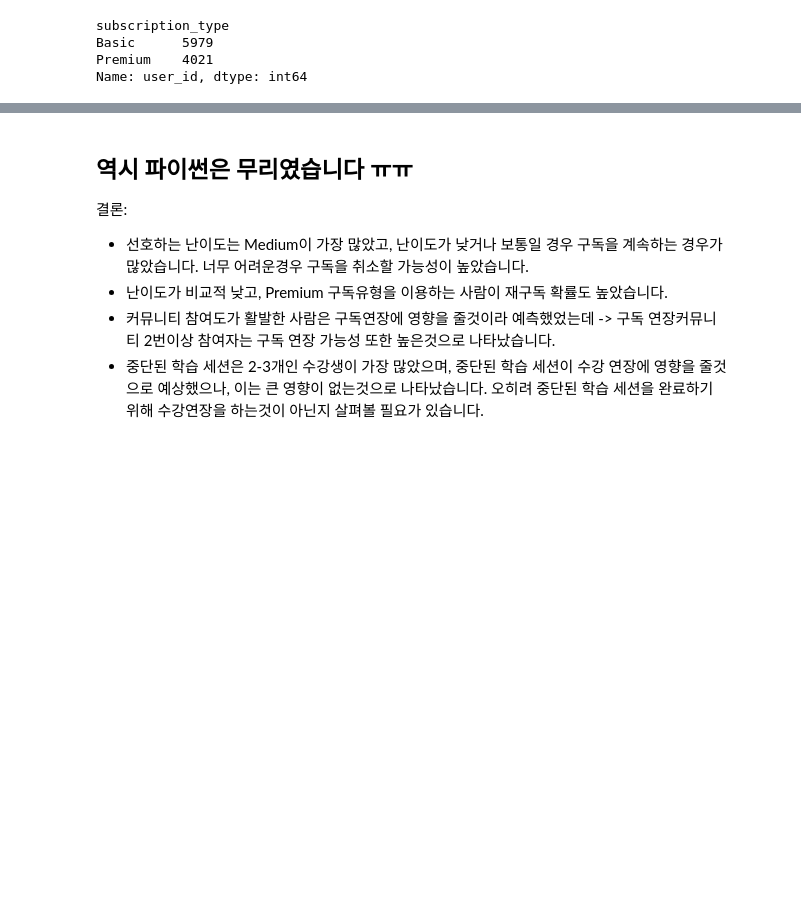
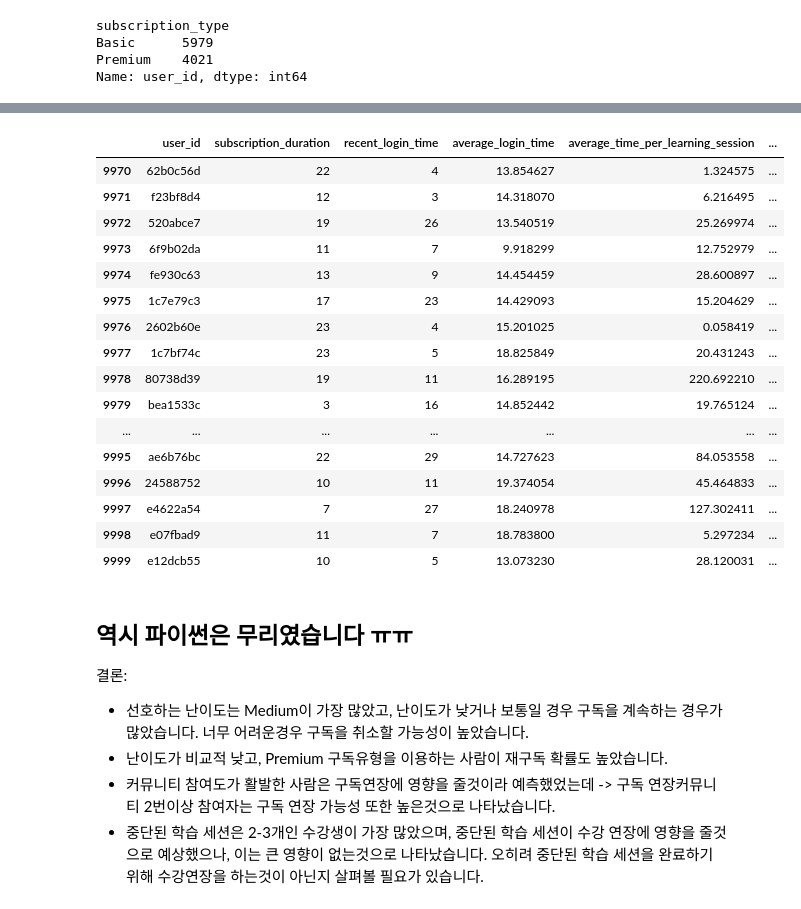
Before and after one commit to kul1651/wassup2, a Jupyter notebook: 05_Data_Analysis-20240329T000656Z-001/05_Data_Analysis/DA_Mini_Project.ipynb, the cells around one changed output, grey strips where cells are left out. Cells and saved outputs as stored; diff of their text form; code cells hidden in the pictures; blank space fills up the shorter version.

```diff
--- a/05_Data_Analysis-20240329T000656Z-001/05_Data_Analysis/DA_Mini_Project.ipynb
+++ b/05_Data_Analysis-20240329T000656Z-001/05_Data_Analysis/DA_Mini_Project.ipynb
@@ -345,3 +356,24 @@ Name: user_id, dtype: int64
+# %%
+access_data['recent_learning_achievement'] = access_data['target'].count()
+access_data.tail(30)
+# %% [output]
+|  | user_id | subscription_duration | recent_login_time | average_login_time | average_time_per_learning_session | ... |
+| 9970 | 62b0c56d | 22 | 4 | 13.854627 | 1.324575 | ... |
+| 9971 | f23bf8d4 | 12 | 3 | 14.318070 | 6.216495 | ... |
+| 9972 | 520abce7 | 19 | 26 | 13.540519 | 25.269974 | ... |
+| 9973 | 6f9b02da | 11 | 7 | 9.918299 | 12.752979 | ... |
+| 9974 | fe930c63 | 13 | 9 | 14.454459 | 28.600897 | ... |
+| 9975 | 1c7e79c3 | 17 | 23 | 14.429093 | 15.204629 | ... |
+| 9976 | 2602b60e | 23 | 4 | 15.201025 | 0.058419 | ... |
+| 9977 | 1c7bf74c | 23 | 5 | 18.825849 | 20.431243 | ... |
+| 9978 | 80738d39 | 19 | 11 | 16.289195 | 220.692210 | ... |
+| 9979 | bea1533c | 3 | 16 | 14.852442 | 19.765124 | ... |
+| ... | ... | ... | ... | ... | ... | ... |
+| 9995 | ae6b76bc | 22 | 29 | 14.727623 | 84.053558 | ... |
+| 9996 | 24588752 | 10 | 11 | 19.374054 | 45.464833 | ... |
+| 9997 | e4622a54 | 7 | 27 | 18.240978 | 127.302411 | ... |
+| 9998 | e07fbad9 | 11 | 7 | 18.783800 | 5.297234 | ... |
+| 9999 | e12dcb55 | 10 | 5 | 13.073230 | 28.120031 | ... |
 # %% [markdown]
 ## 역시 파이썬은 무리였습니다 ㅠㅠ
 
```
Also changed, not shown: parts of 1 cell of this notebook.
